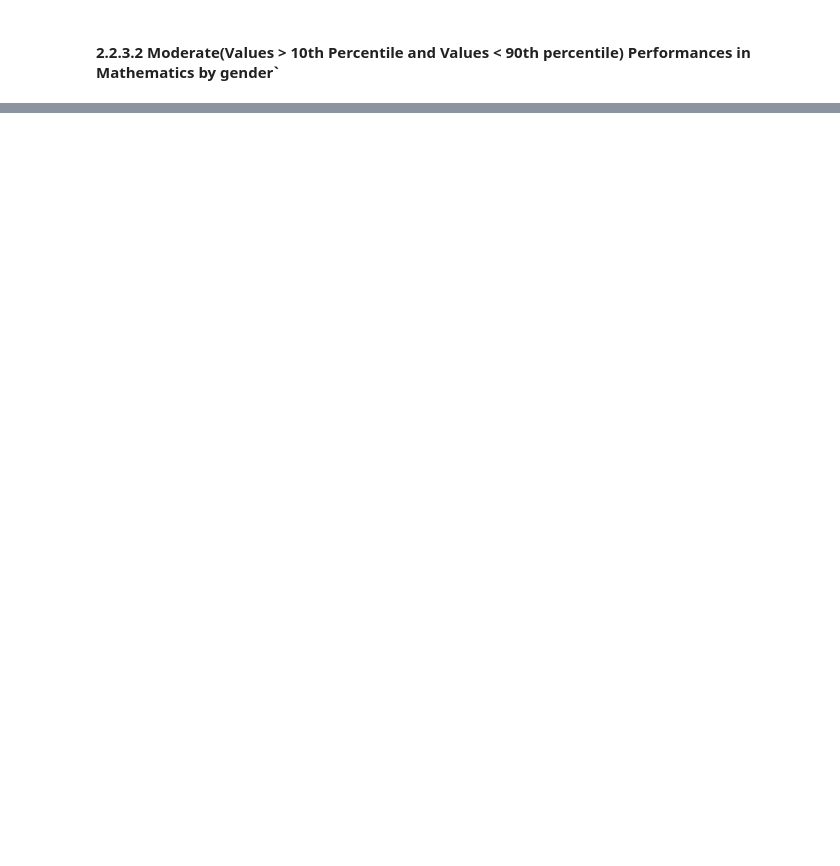
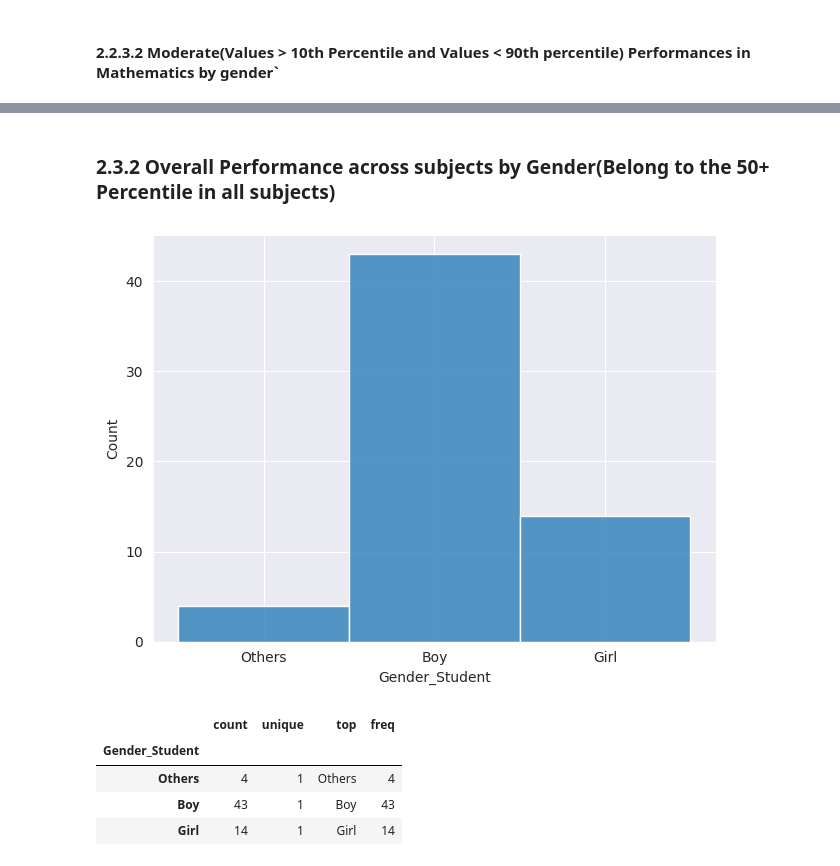
Before and after one commit to Sreerag20109451/data_miining_ca2_eda, a Jupyter notebook: T23_G8_-_03_-_EDA_-Gender_-And_-Educational_-Outcomes.ipynb, the cells around one changed output, grey strips where cells are left out. Drawn from its saved outputs; the diff is of its cells as text; code cells hidden in the pictures; blank space fills up the shorter version.

```diff
--- a/T23_G8_-_03_-_EDA_-Gender_-And_-Educational_-Outcomes.ipynb
+++ b/T23_G8_-_03_-_EDA_-Gender_-And_-Educational_-Outcomes.ipynb
@@ -667,0 +699,12 @@ grouped_by_gender.describe()
+# %% [markdown]
+### 2.3.2 Overall  Performance across subjects by Gender(Belong to the 50+ Percentile in all subjects)
+# %%
+overall_best = utils.getOverallBestorWorst(df, 0.50)
+overall_best.groupby("Gender_Student" , observed=False)["Gender_Student"].describe()
+# %% [output]
+[figure, added]
+|  | count | unique | top | freq |
+| Gender_Student |  |  |  |  |
+| Others | 4 | 1 | Others | 4 |
+| Boy | 43 | 1 | Boy | 43 |
+| Girl | 14 | 1 | Girl | 14 |
```
Also changed, not shown: parts of 22 cells of this notebook, 2 other files.
